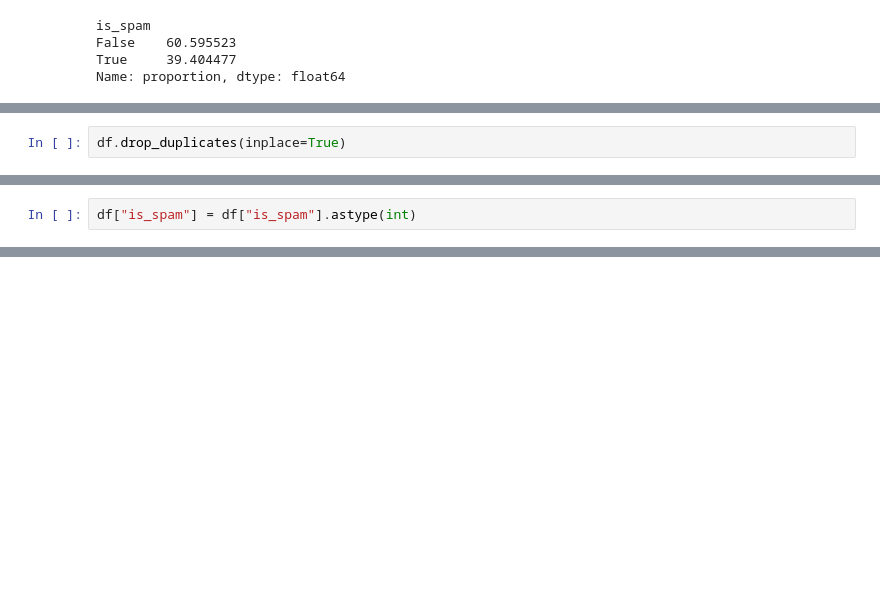
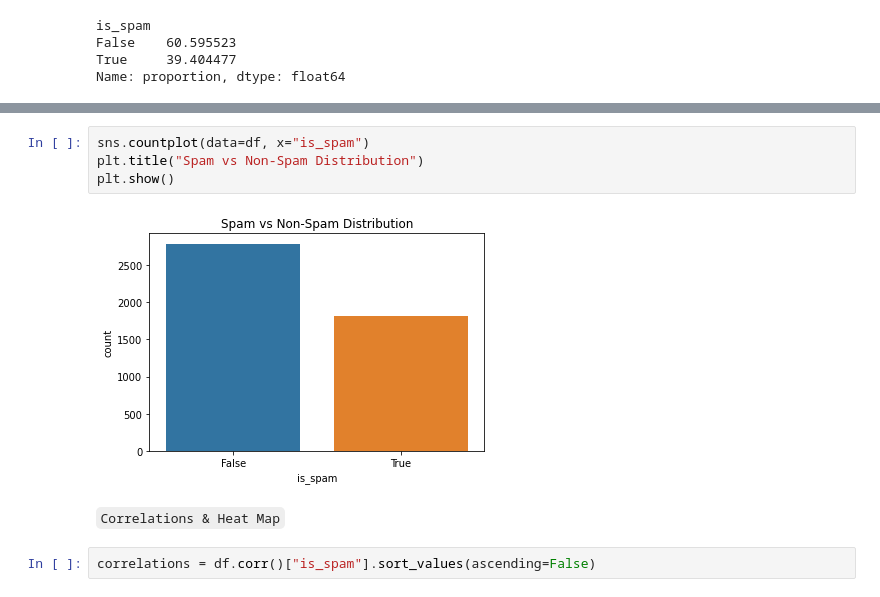
Before and after one commit to Venkatnelluri-max/Artificial-intelligence-CA--1, a Jupyter notebook: Vicky_ML_CA1.ipynb, the cells around one changed output, grey strips where cells are left out. Drawn from its saved outputs; the diff is of its cells as text; blank space fills up the shorter version.

```diff
--- a/Vicky_ML_CA1.ipynb
+++ b/Vicky_ML_CA1.ipynb
@@ -241,2 +159,0 @@ plt.show()
-# %%
-df.drop_duplicates(inplace=True)
@@ -263,2 +159,0 @@ array([ True, False])
-# %%
-df["is_spam"] = df["is_spam"].astype(int)
@@ -449,0 +160,10 @@ plt.show()
+# %%
+sns.countplot(data=df, x="is_spam")
+plt.title("Spam vs Non-Spam Distribution")
+plt.show()
+# %% [output]
+[figure, added]
+# %% [markdown]
+`Correlations & Heat Map`
+# %%
+correlations = df.corr()["is_spam"].sort_values(ascending=False)
```
Also changed, not shown: parts of 68 cells of this notebook.
